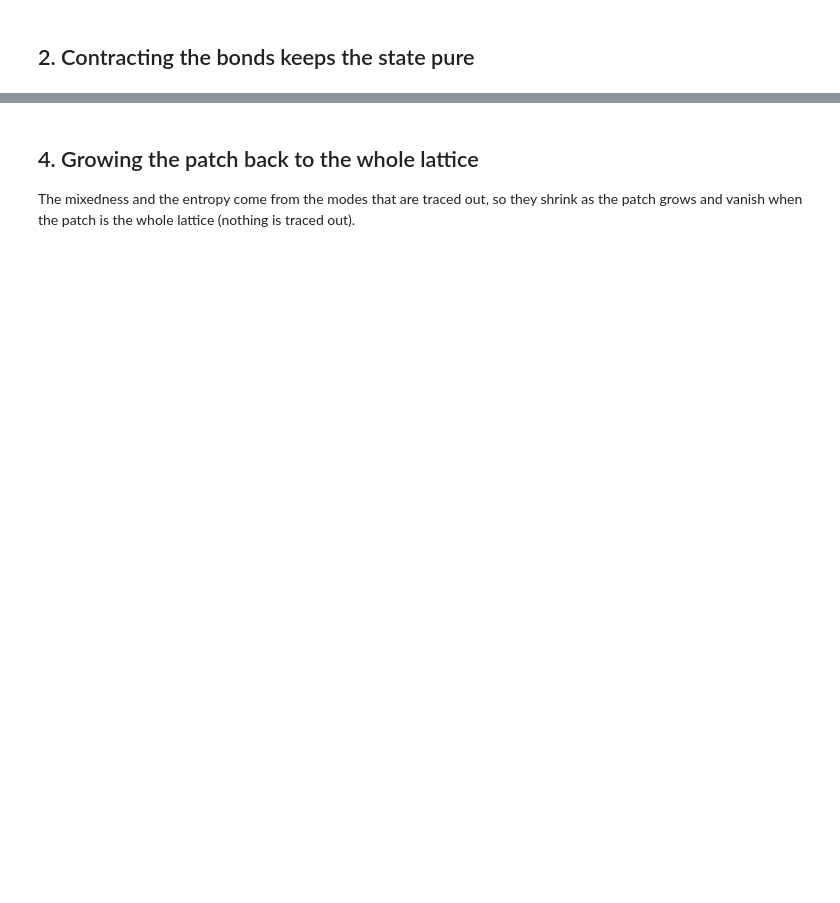
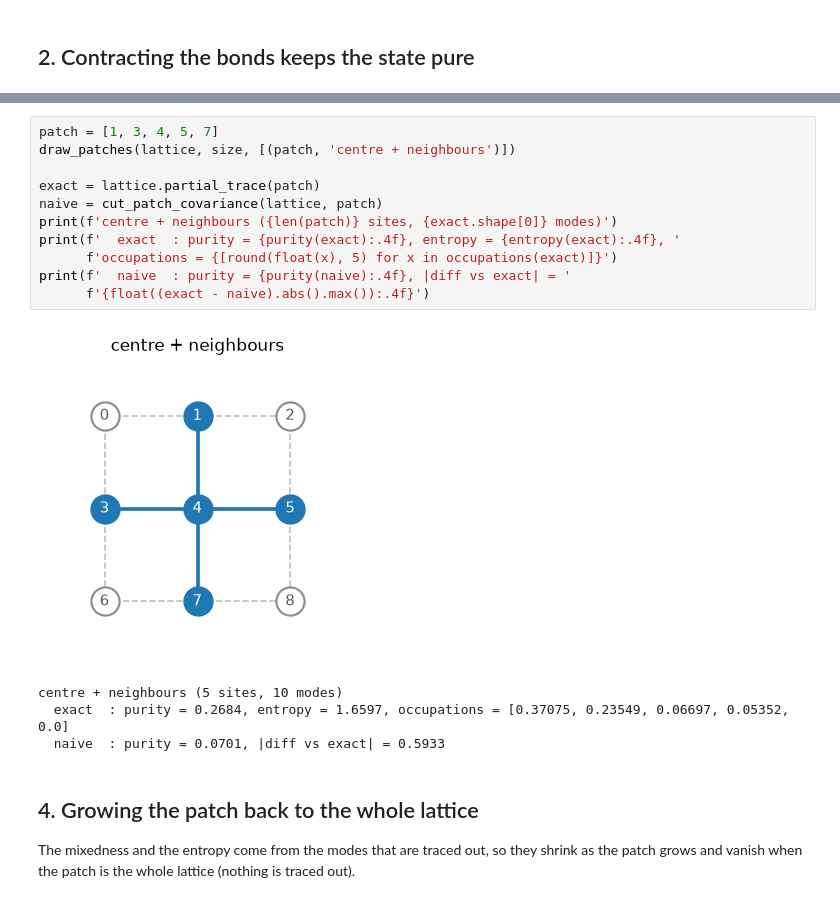
Before and after one commit to Jumqyc/dmrg, a Jupyter notebook: playground/square_lattice_patch.ipynb, the cells around one changed output, grey strips where cells are left out. Cells and saved outputs as stored; diff of their text form; blank space fills up the shorter version.

```diff
--- a/playground/square_lattice_patch.ipynb
+++ b/playground/square_lattice_patch.ipynb
@@ -168,3 +215,19 @@ patch centre + neighbours    (5 sites, 10 modes)
+# %%
+patch = [1, 3, 4, 5, 7]
+draw_patches(lattice, size, [(patch, 'centre + neighbours')])
+
+exact = lattice.partial_trace(patch)
+naive = cut_patch_covariance(lattice, patch)
+print(f'centre + neighbours ({len(patch)} sites, {exact.shape[0]} modes)')
+print(f'  exact  : purity = {purity(exact):.4f}, entropy = {entropy(exact):.4f}, '
+      f'occupations = {[round(float(x), 5) for x in occupations(exact)]}')
+print(f'  naive  : purity = {purity(naive):.4f}, |diff vs exact| = '
+      f'{float((exact - naive).abs().max()):.4f}')
+# %% [output]
+[figure, added]
+centre + neighbours (5 sites, 10 modes)
+  exact  : purity = 0.2684, entropy = 1.6597, occupations = [0.37075, 0.23549, 0.06697, 0.05352, 0.0]
+  naive  : purity = 0.0701, |diff vs exact| = 0.5933
 # %% [markdown]
 ## 4. Growing the patch back to the whole lattice
 
```
Also changed, not shown: parts of 27 cells of this notebook, 12 other files.
